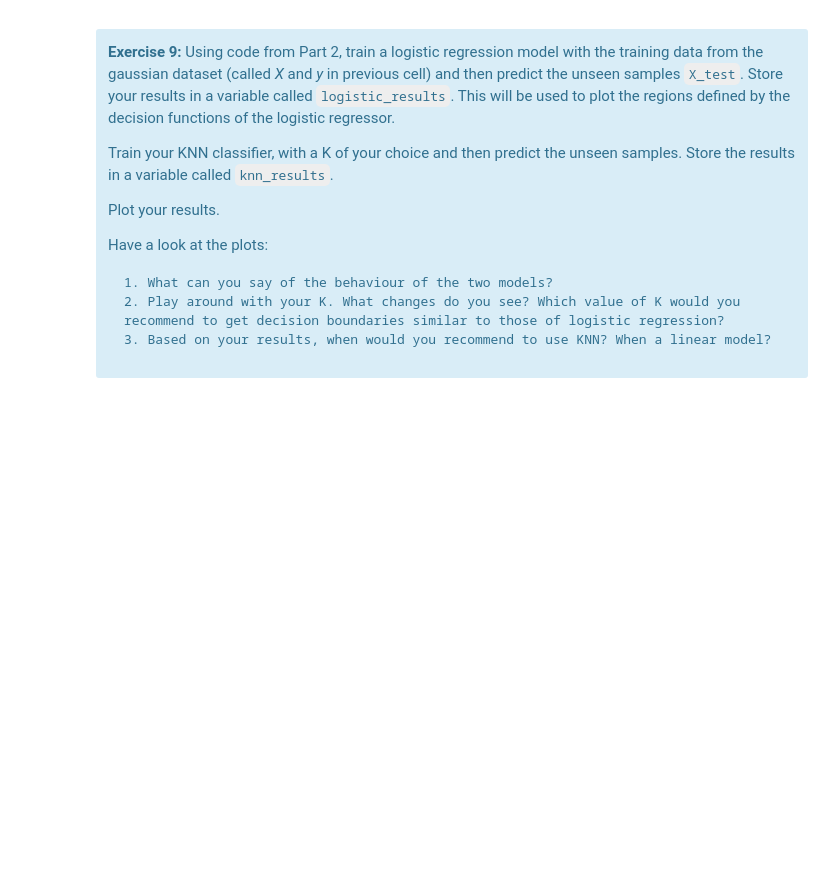
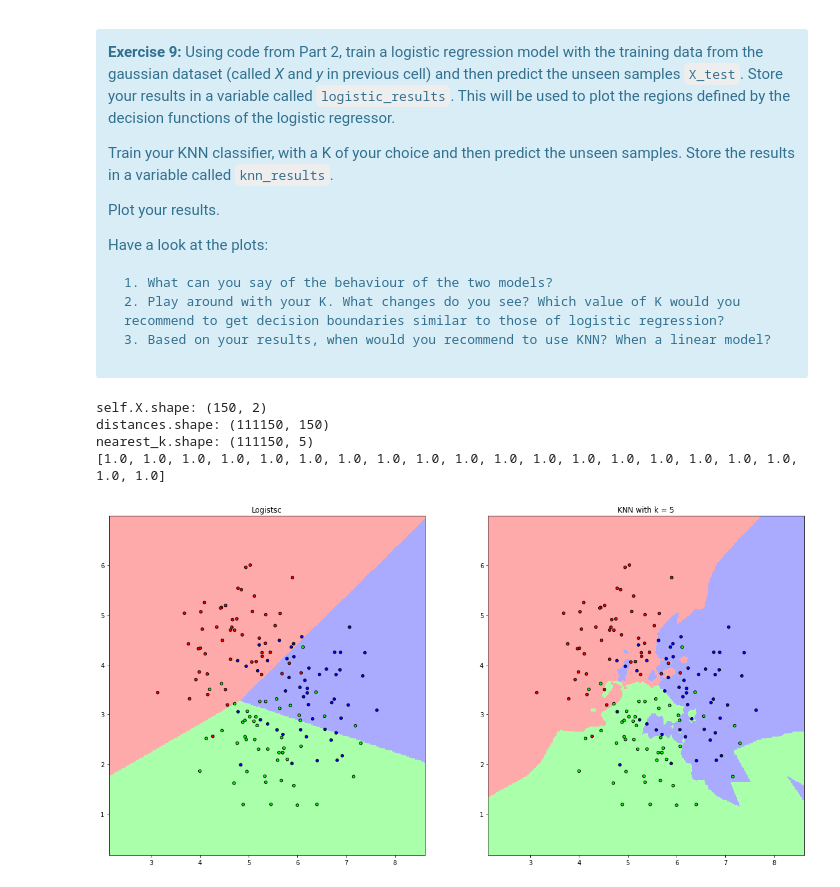
Before and after one commit to GabrieleGioetto/MALIS, a Jupyter notebook: labs/lab1/lab1_linear_models.ipynb, the cells around one changed output. Saved outputs shown, nothing was run; the diff lists cells and outputs as text; code cells hidden in the pictures; blank space fills up the shorter version.

```diff
--- a/labs/lab1/lab1_linear_models.ipynb
+++ b/labs/lab1/lab1_linear_models.ipynb
@@ -1100,7 +1100,33 @@ class KNN:
 
         ######### YOUR CODE HERE - do not delete this line ################
 
+        distances = []
+        # for x_new in X_new:
+        #     distances_x_new = []
+        #     # Calculate matrix with all distances between each point in X_new and each point in self.X
+        #     for x in self.X:
+        #         distances_x_new.append(np.linalg.norm(x - x_new))
 
+        #     distances.append(distances_x_new)
+
+        # distances = np.array(distances)
+
+        distances = distance.cdist(X_new, self.X)
+
+        print(f"self.X.shape: {self.X.shape}")
+        print(f"distances.shape: {distances.shape}")
+
+        # We sort by indexes and get the first K for each point in X_new
+        nearest_k = np.argsort(distances, axis=1)[:,:self.k]
+
+        print(f"nearest_k.shape: {nearest_k.shape}")
+
+        y_hat = []
+        # we get the most frequent value in the indexes of y corresponding to the nearest values in X
+        for row in nearest_k:
+            y_hat.append(stats.mode(self.y[row])[0][0])
+
+        y_hat = np.array(y_hat)
 
         ######## END OF YOUR CODE HERE - do not delete this line ##########
 
@@ -1178,6 +1210,29 @@ Have a look at the plots:
     2. Play around with your K. What changes do you see? Which value of K would you recommend to get decision boundaries similar to those of logistic regression?
     3. Based on your results, when would you recommend to use KNN? When a linear model?
 </div>
+# %%
+LR_model_m_gauss = LogisticRegression(solver='liblinear', max_iter=200, multi_class='auto')
+LR_model_m_gauss.fit(X, y)
+
+logistic_results = LR_model_m_gauss.predict(X_test)
+
+k = 5
+knn = KNN(k)
+knn.train(X, y)
+knn_results = knn.predict(X_test)
+
+
+y_hat_logistic = logistic_results.reshape(xx.shape)
+y_hat_knn = knn_results.reshape(xx.shape)
+
+
+utils.comparing_plots(xx,yy, X, y, y_hat_logistic, y_hat_knn, "Logistic", "KNN with k = " + str(k))
+# %% [output]
+self.X.shape: (150, 2)
+distances.shape: (111150, 150)
+nearest_k.shape: (111150, 5)
+[1.0, 1.0, 1.0, 1.0, 1.0, 1.0, 1.0, 1.0, 1.0, 1.0, 1.0, 1.0, 1.0, 1.0, 1.0, 1.0, 1.0, 1.0, 1.0, 1.0]
+[figure, added]
 # %%
 if print_solutions==True :
     %load ./solutions/part3_exercise9.py
```
Also changed, not shown: parts of 1 cell of this notebook.
